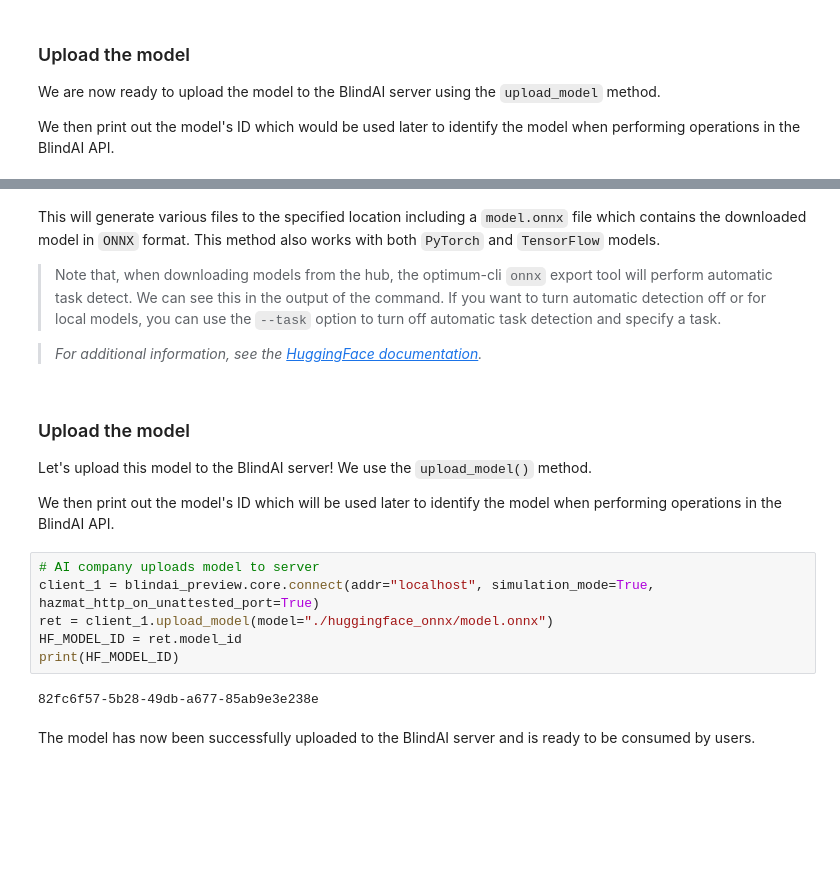
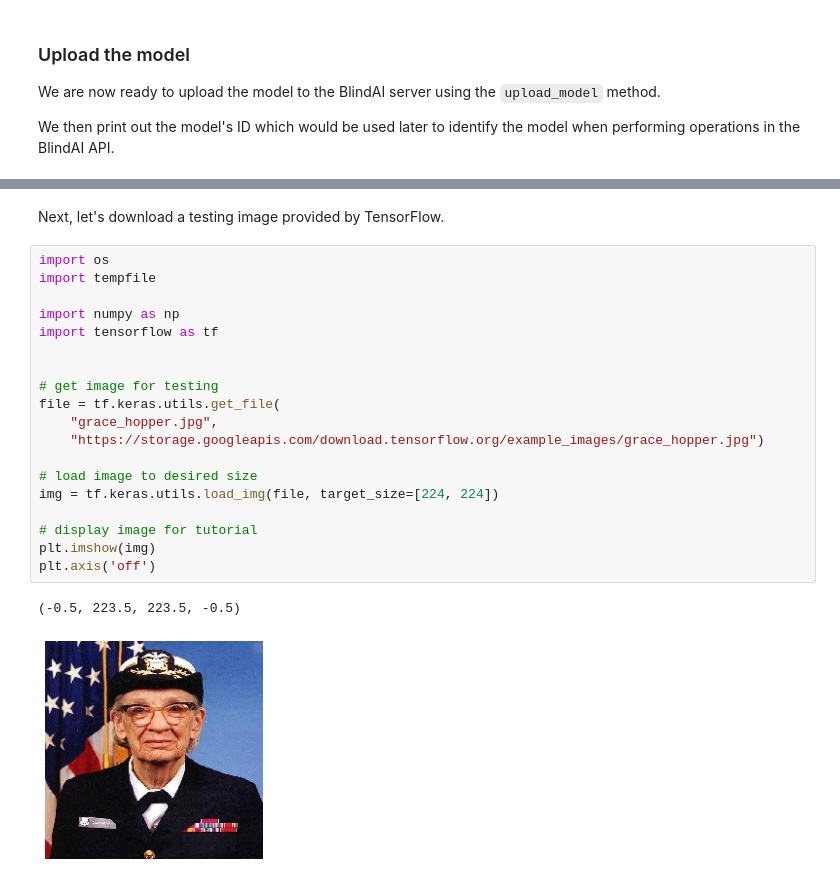
Before and after one commit to mithril-security/blindai, a Jupyter notebook: docs/docs/tutorials/uploading_models.ipynb, the cells around one changed output, grey strips where cells are left out. Saved outputs shown, nothing was run; the diff lists cells and outputs as text; blank space fills up the shorter version.

Commit message:
updated tuto with testing

```diff
--- a/docs/docs/tutorials/uploading_models.ipynb
+++ b/docs/docs/tutorials/uploading_models.ipynb
@@ -269,22 +305,24 @@ The ONNX export succeeded and the exported model was saved at: huggingface_onnx
-# %% [markdown]
-This will generate various files to the specified location including a `model.onnx` file which contains the downloaded model in `ONNX` format. This method also works with both `PyTorch` and `TensorFlow` models.
-
->Note that, when downloading models from the hub, the optimum-cli `onnx` export tool will perform automatic task detect. We can see this in the output of the command. If you want to turn automatic detection off or for local models, you can use the `--task` option to turn off automatic task detection and specify a task.
-
->*For additional information, see the [HuggingFace documentation](https://huggingface.co/docs/optimum/main/en/exporters/onnx/usage_guides/export_a_model#selecting-a-task).*
-# %% [markdown]
-### Upload the model
-
-Let's upload this model to the BlindAI server! We use the `upload_model()` method.
-
-We then print out the model's ID which will be used later to identify the model when performing operations in the BlindAI API.
-# %%
-# AI company uploads model to server
-client_1 = blindai_preview.core.connect(addr="localhost", simulation_mode=True, hazmat_http_on_unattested_port=True)
-ret = client_1.upload_model(model="./huggingface_onnx/model.onnx")
-HF_MODEL_ID = ret.model_id
-print(HF_MODEL_ID)
-# %% [output]
-82fc6f57-5b28-49db-a677-85ab9e3e238e
-# %% [markdown]
-The model has now been successfully uploaded to the BlindAI server and is ready to be consumed by users.
+# %% [markdown]
+Next, let's download a testing image provided by TensorFlow.
+# %%
+import os
+import tempfile
+
+import numpy as np
+import tensorflow as tf
+
+
+# get image for testing
+file = tf.keras.utils.get_file(
+    "grace_hopper.jpg",
+    "https://storage.googleapis.com/download.tensorflow.org/example_images/grace_hopper.jpg")
+
+# load image to desired size
+img = tf.keras.utils.load_img(file, target_size=[224, 224])
+
+# display image for tutorial
+plt.imshow(img)
+plt.axis('off')
+# %% [output]
+(-0.5, 223.5, 223.5, -0.5)
+[figure, added]
```
Also changed, not shown: parts of 30 cells of this notebook.
